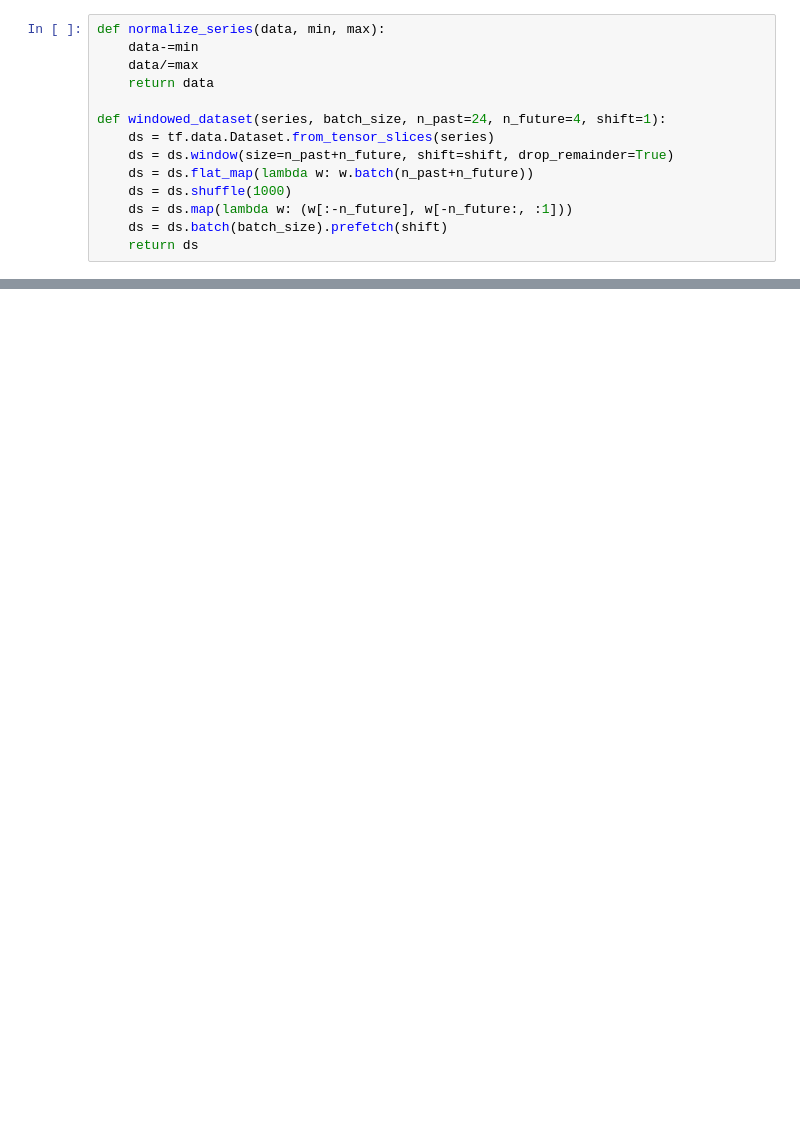
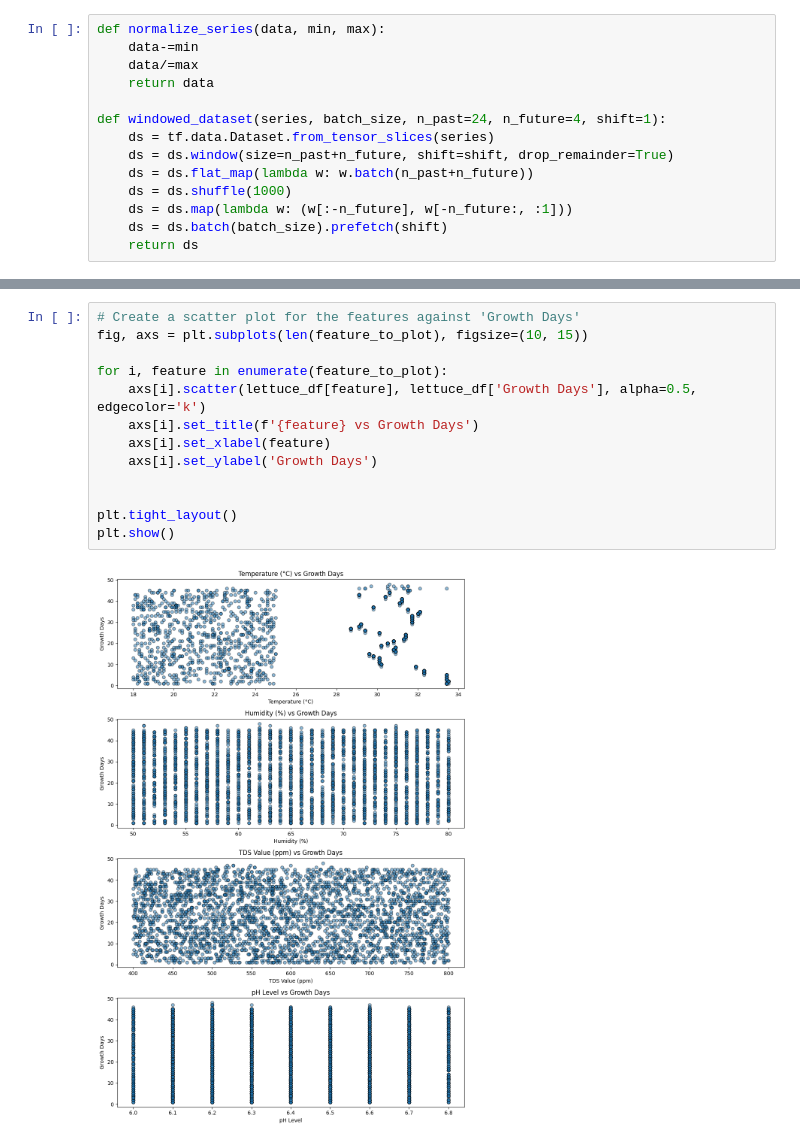
Before and after one commit to Figo628/ML-Team-Capstone-C241-PS448, a Jupyter notebook: ml_Kukuh/lettuce-MLP3.ipynb, the cells around one changed output, grey strips where cells are left out. Cells and saved outputs as stored; diff of their text form; blank space fills up the shorter version.

```diff
--- a/ml_Kukuh/lettuce-MLP3.ipynb
+++ b/ml_Kukuh/lettuce-MLP3.ipynb
@@ -18,0 +120,15 @@ def windowed_dataset(series, batch_size, n_past=24, n_future=4, shift=1):
+# %%
+# Create a scatter plot for the features against 'Growth Days'
+fig, axs = plt.subplots(len(feature_to_plot), figsize=(10, 15))
+
+for i, feature in enumerate(feature_to_plot):
+    axs[i].scatter(lettuce_df[feature], lettuce_df['Growth Days'], alpha=0.5, edgecolor='k')
+    axs[i].set_title(f'{feature} vs Growth Days')
+    axs[i].set_xlabel(feature)
+    axs[i].set_ylabel('Growth Days')
+
+
+plt.tight_layout()
+plt.show()
+# %% [output]
+[figure, added]
```
Also changed, not shown: parts of 23 cells of this notebook, 6 other files.
